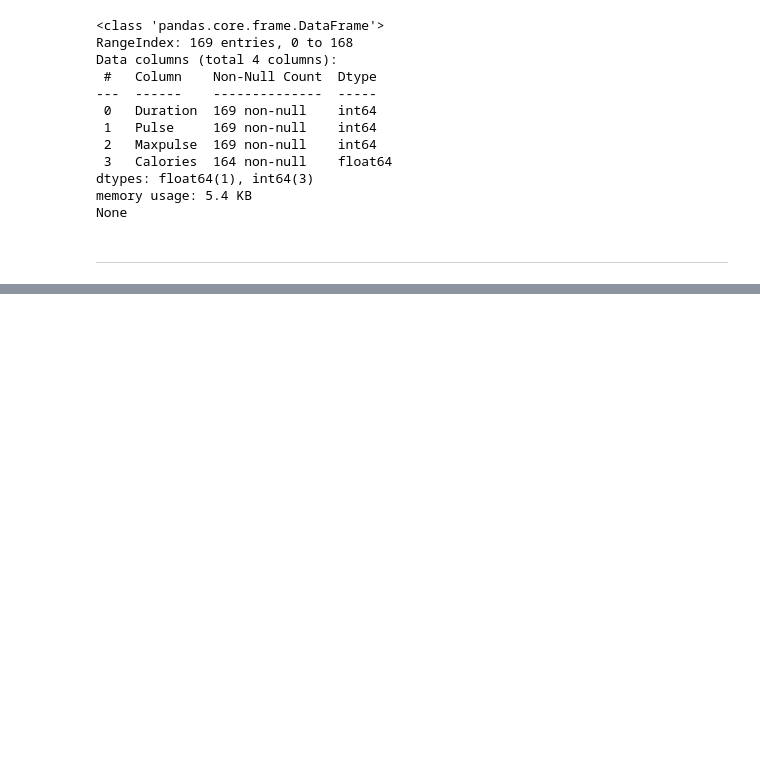
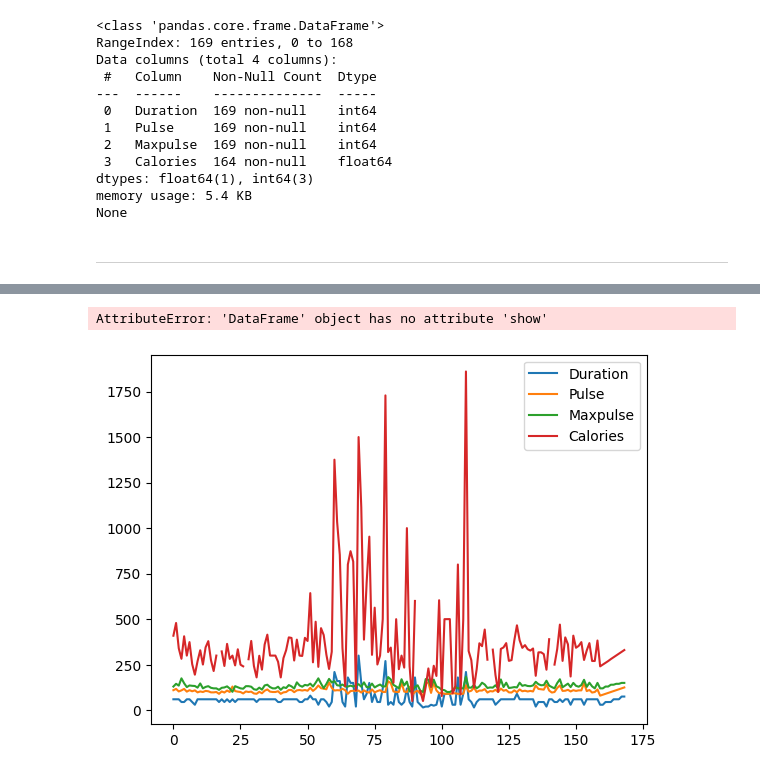
Before and after one commit to Nagendar23/Python-Libraries, a Jupyter notebook: Pandas.ipynb, the cells around one changed output, grey strips where cells are left out. Saved outputs shown, nothing was run; the diff lists cells and outputs as text; code cells hidden in the pictures; blank space fills up the shorter version.

Commit message:
Completed some important topics from documentation

```diff
--- a/Pandas.ipynb
+++ b/Pandas.ipynb
@@ -413,0 +917,15 @@ ________________________________________________________________________________
+# %%
+import sys
+import pandas as pd
+import matplotlib.pyplot as plt
+df=pd.read_csv('data3.csv')
+df.plot()
+df.show()
+
+#not compulsory but,
+# these two lines helps compiler to draw
+plt.savefig(sys.stdout.buffer)
+sys.stdout.flush()
+# %% [output]
+AttributeError: 'DataFrame' object has no attribute 'show'
+[figure, added]
```
Also changed, not shown: parts of 41 cells of this notebook, 3 other files.
